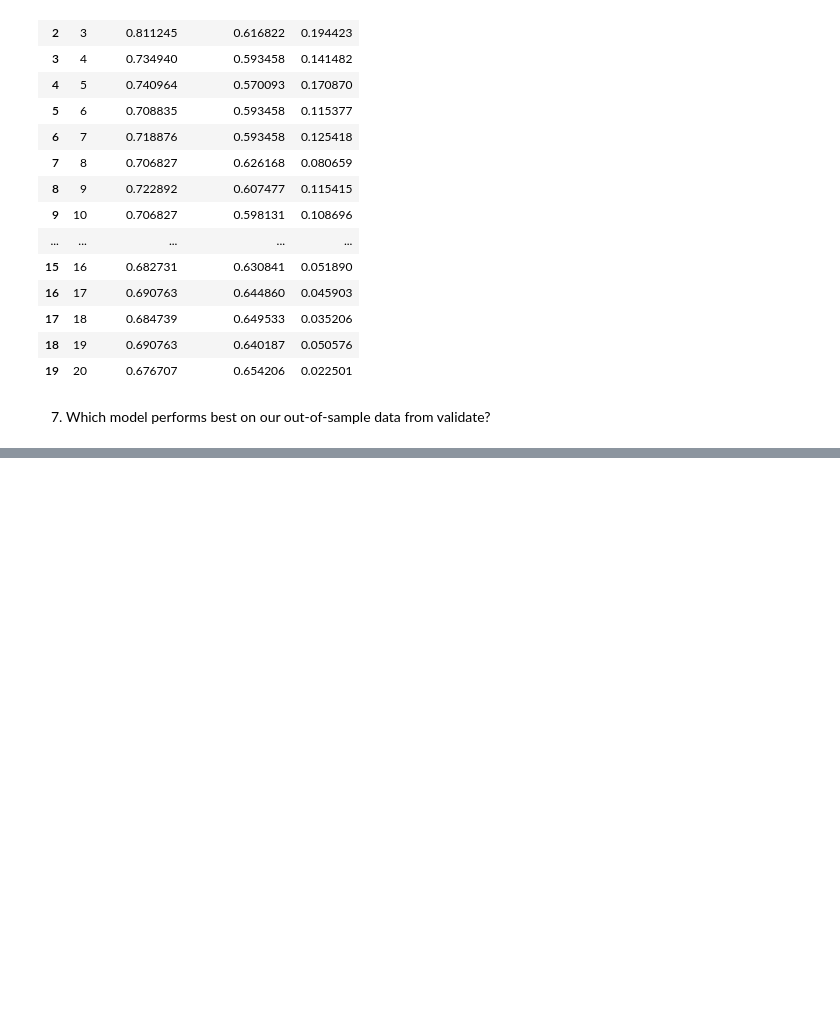
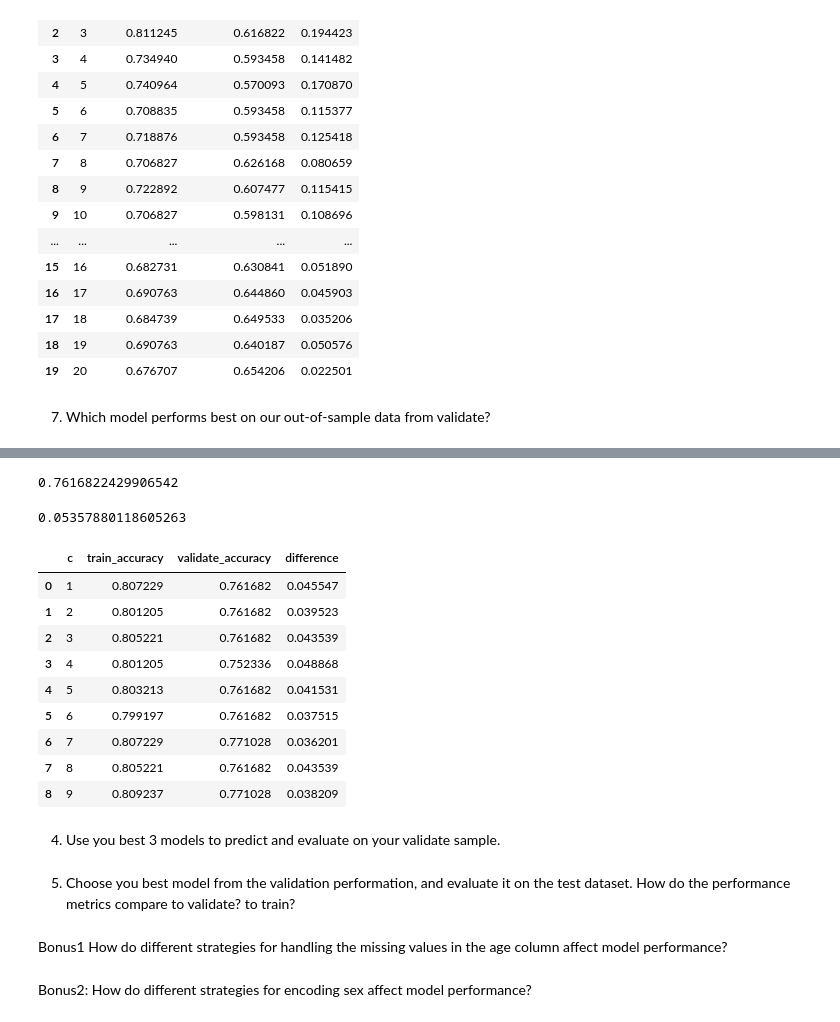
Before and after one commit to chloerwhitaker/classification-exercises, a Jupyter notebook: model.ipynb, the cells around one changed output, grey strips where cells are left out. Saved outputs shown, nothing was run; the diff lists cells and outputs as text; code cells hidden in the pictures; blank space fills up the shorter version.

Commit message:
logistic regression exercises that were missing

```diff
--- a/model.ipynb
+++ b/model.ipynb
@@ -893,0 +917,3 @@ Answer: k set to 20 preforms better on the out-of-sample data because it is not
+# %%
+# fit model
+logr1.fit(X_train, y_train)
@@ -893,0 +1001,3 @@ Answer: k set to 20 preforms better on the out-of-sample data because it is not
+# %%
+logr2 = LogisticRegression(C=1, penalty='l2', solver='lbfgs', multi_class='multinomial', random_state=123)
+logr2.fit(X_train, y_train)
@@ -893,0 +1010,3 @@ Answer: k set to 20 preforms better on the out-of-sample data because it is not
+# %%
+logr3 = LogisticRegression(C=.1, penalty='l2', solver='lbfgs', multi_class='multinomial', random_state=123)
+logr3.fit(X_train, y_train)
@@ -893,0 +1087,59 @@ Answer: k set to 20 preforms better on the out-of-sample data because it is not
+# %%
+logr3.score(x_validate, y_validate)
+# %% [output]
+0.7616822429906542
+# %%
+train_accuracy = logr3.score(X_train, y_train)
+validate_accuracy = logr3.score(x_validate, y_validate)
+# %%
+difference = train_accuracy - validate_accuracy
+difference
+# %% [output]
+0.05357880118605263
+# %%
+metrics = []
+
+# loop through different values of c
+for c in range(1, 10):
+
+    # define the thing
+    logit = LogisticRegression(C=c, random_state=123)
+
+    # fit the thing (remmeber only fit on training data)
+    logit.fit(X_train, y_train)
+
+    # use the thing (calculate accuracy)
+    train_accuracy = logit.score(X_train, y_train)
+    validate_accuracy = logit.score(x_validate, y_validate)
+
+    output = {
+        "c": c,
+        "train_accuracy": train_accuracy,
+        "validate_accuracy": validate_accuracy
+    }
+
+    metrics.append(output)
+
+
+df = pd.DataFrame(metrics)
+df["difference"] = df.train_accuracy - df.validate_accuracy
+df
+# %% [output]
+|  | c | train_accuracy | validate_accuracy | difference |
+| 0 | 1 | 0.807229 | 0.761682 | 0.045547 |
+| 1 | 2 | 0.801205 | 0.761682 | 0.039523 |
+| 2 | 3 | 0.805221 | 0.761682 | 0.043539 |
+| 3 | 4 | 0.801205 | 0.752336 | 0.048868 |
+| 4 | 5 | 0.803213 | 0.761682 | 0.041531 |
+| 5 | 6 | 0.799197 | 0.761682 | 0.037515 |
+| 6 | 7 | 0.807229 | 0.771028 | 0.036201 |
+| 7 | 8 | 0.805221 | 0.761682 | 0.043539 |
+| 8 | 9 | 0.809237 | 0.771028 | 0.038209 |
+# %% [markdown]
+4. Use you best 3 models to predict and evaluate on your validate sample.
+# %% [markdown]
+5. Choose you best model from the validation performation, and evaluate it on the test dataset. How do the performance metrics compare to validate? to train?
+# %% [markdown]
+Bonus1 How do different strategies for handling the missing values in the age column affect model performance?
+# %% [markdown]
+Bonus2: How do different strategies for encoding sex affect model performance?
```
Also changed, not shown: parts of 33 cells of this notebook.
